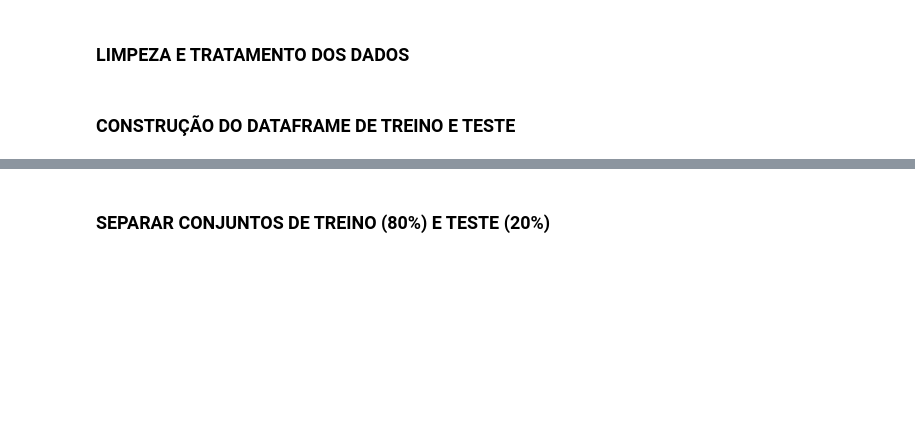
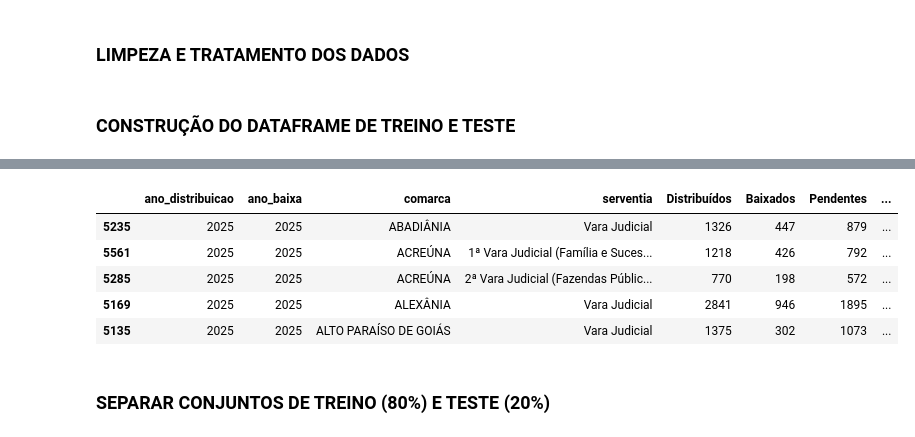
Before and after one commit to laysfreitas/TJGO_AprendizadoDeMaquina, a Jupyter notebook: 3 - Data Preparation.ipynb, the cells around one changed output, grey strips where cells are left out. Drawn from its saved outputs; the diff is of its cells as text; code cells hidden in the pictures; blank space fills up the shorter version.

```diff
--- a/3 - Data Preparation.ipynb
+++ b/3 - Data Preparation.ipynb
@@ -146,3 +252,12 @@ df_estatisticas_mes.head()
+# %%
+df_estatisticas_anuais.head()
+# %% [output]
+|  | ano_distribuicao | ano_baixa | comarca | serventia | Distribuídos | Baixados | Pendentes | ... |
+| 5235 | 2025 | 2025 | ABADIÂNIA | Vara Judicial | 1326 | 447 | 879 | ... |
+| 5561 | 2025 | 2025 | ACREÚNA | 1ª Vara Judicial (Família e Suces... | 1218 | 426 | 792 | ... |
+| 5285 | 2025 | 2025 | ACREÚNA | 2ª Vara Judicial (Fazendas Públic... | 770 | 198 | 572 | ... |
+| 5169 | 2025 | 2025 | ALEXÂNIA | Vara Judicial | 2841 | 946 | 1895 | ... |
+| 5135 | 2025 | 2025 | ALTO PARAÍSO DE GOIÁS | Vara Judicial | 1375 | 302 | 1073 | ... |
 # %% [markdown]
 ### SEPARAR CONJUNTOS DE TREINO (80%) E TESTE (20%)
 # %%
```
Also changed, not shown: parts of 6 cells of this notebook.
